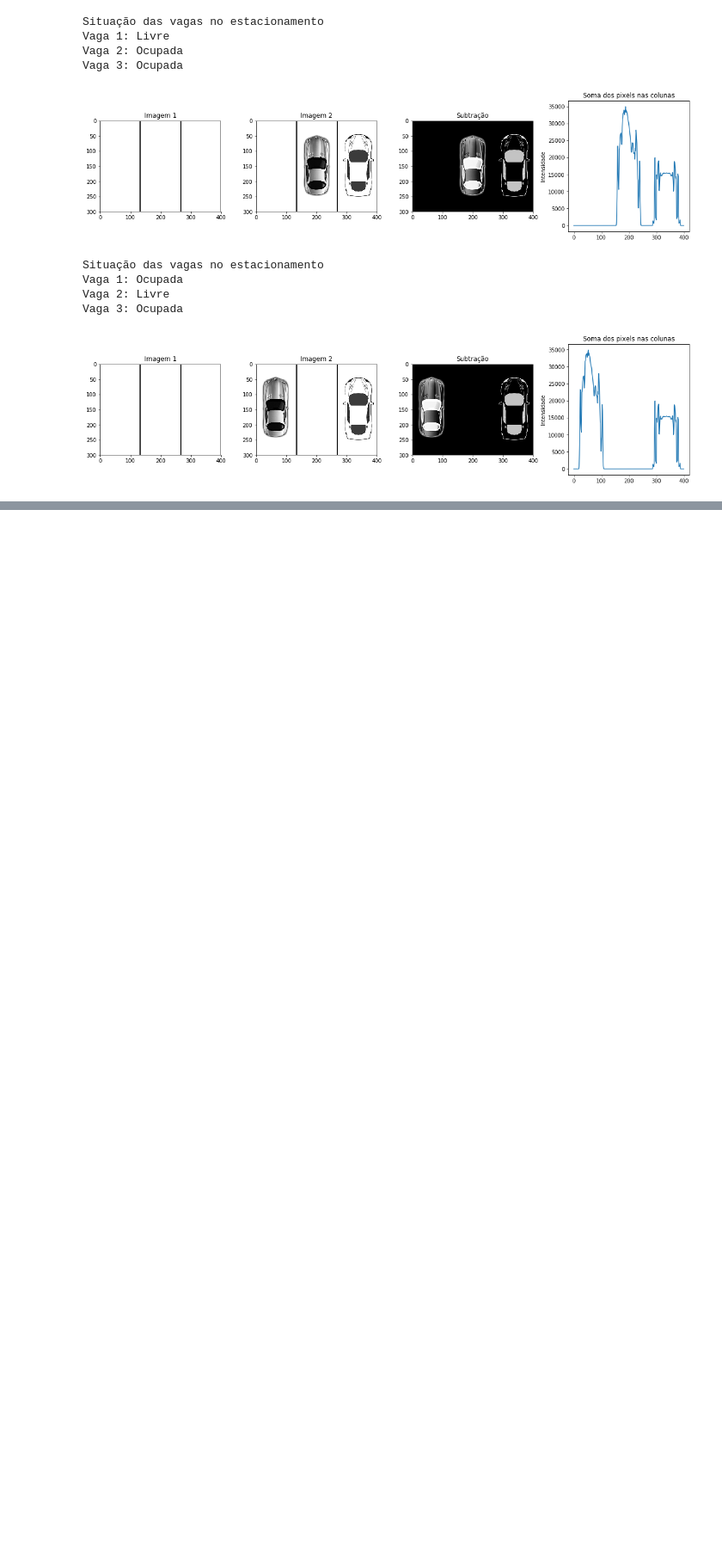
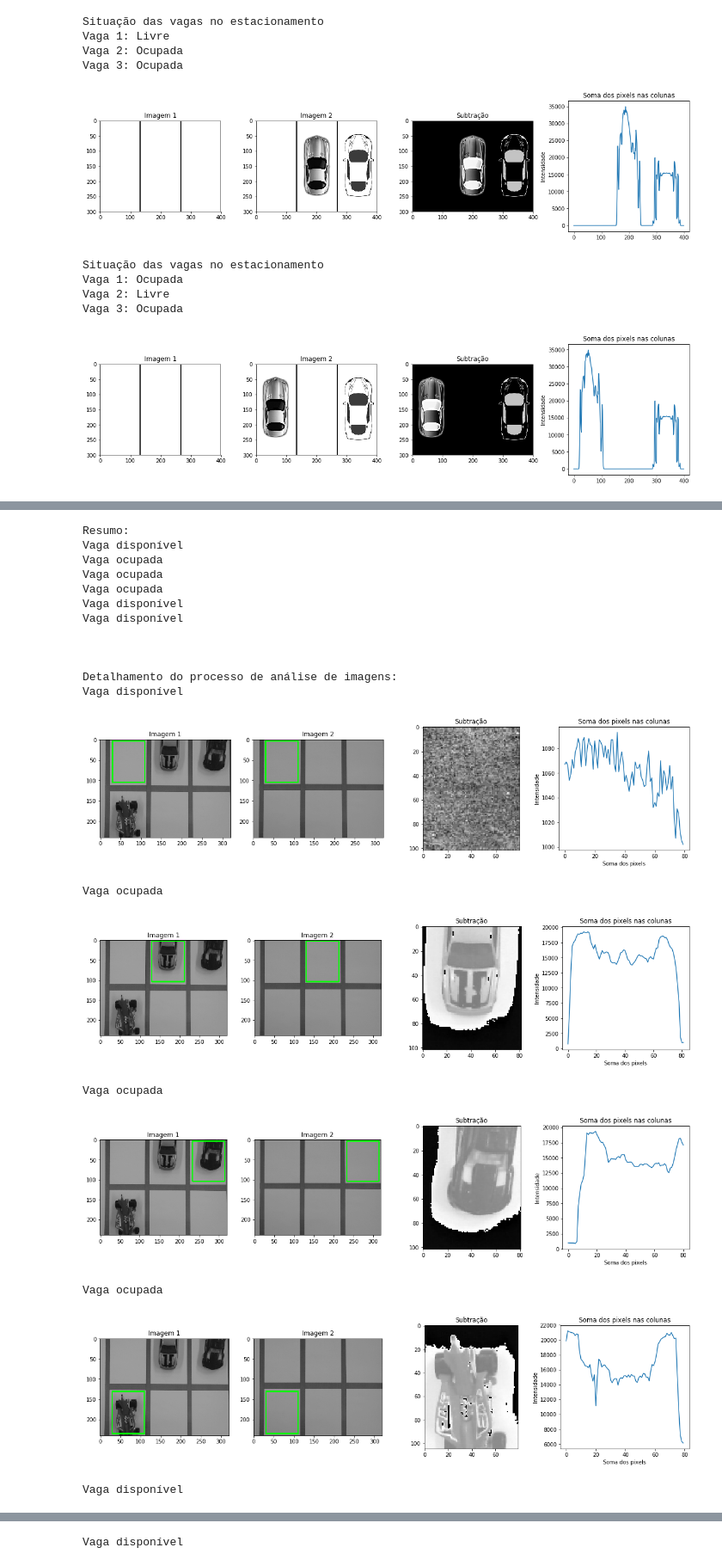
Before and after one commit to ricardoantonello/estacionamento-inteligente, a Jupyter notebook: Estacionamento.ipynb, the cells around one changed output, grey strips where cells are left out. Shown at 86% size. Saved outputs shown, nothing was run; the diff lists cells and outputs as text; code cells hidden in the pictures; blank space fills up the shorter version.

Commit message:
verifica areas

```diff
--- a/Estacionamento.ipynb
+++ b/Estacionamento.ipynb
@@ -164,27 +171,37 @@ def verificaVagasOnLine(iA, iB):
 # %%
-def subtraiOnline(i1, i2):
+def subtraiAreaAndPrint(i1, i2, x1,y1,x2,y2):
     iA = cv2.cvtColor(i1, cv2.COLOR_RGB2GRAY) # Converte para imagem em tons de cinza
     iB = cv2.cvtColor(i2, cv2.COLOR_RGB2GRAY)
-    result = iA - iB # realiza a subtração
+    result = iA[y1:y2,x1:x2] - iB[y1:y2,x1:x2] # realiza a subtração na área informada
     soma_pixels_das_colunas = [sum(x) for x in zip(*result)] # soma os valores dos pixels das colunas
+    temVaga = True if sum(soma_pixels_das_colunas)>500000 else False
+    #print(iA.shape)
+    #print(soma_pixels_das_colunas)
+    #print('Total:', sum(soma_pixels_das_colunas))
+
+    iA=cv2.rectangle(i1.copy(),(a,b),(c,d),(0,255,0),2)
+    iB=cv2.rectangle(i2.copy(),(a,b),(c,d),(0,255,0),2)
 
     #Abaixo temos o código da exibição com o matplotlib
     plt.figure(figsize=(16,4)) # LARGura e ALTura da imagem total em polegadas
-    plt.subplot2grid((1,4),(0,0)) #(linhas, colunas) do grid (l,c) do elemento
+    plt.subplot2grid((1,4),(0,0)) # (linhas, colunas) do grid (l,c) do elemento
     plt.title('Imagem 1')
     plt.imshow(iA, cmap='gray')
-    plt.subplot2grid((1,4),(0,1)) #(linhas, colunas) do grid (l,c) do elemento
+    plt.subplot2grid((1,4),(0,1)) # (linhas, colunas) do grid (l,c) do elemento
     plt.title('Imagem 2')
     plt.imshow(iB, cmap='gray')
-    plt.subplot2grid((1,4),(0,2)) #(linhas, colunas) do grid (l,c) do elemento
+    plt.subplot2grid((1,4),(0,2)) # (linhas, colunas) do grid (l,c) do elemento
     plt.title('Subtração')
     plt.imshow(result, cmap='gray')
     #Utilizando a função ravel() e plt.hist() para criar o histograma da imagem
     plt.subplot2grid((1,4),(0,3)) #(linhas, colunas) do grid (l,c) do elemento
     plt.title("Soma dos pixels nas colunas")
-    plt.xlabel("")
+    plt.xlabel("Soma dos pixels")
     plt.ylabel("Intensidade")
     plt.plot(range(result.shape[1]), soma_pixels_das_colunas)
     plt.tight_layout(pad=0.4, w_pad=0.5, h_pad=0.5)
-    verificaVagas(i1,i2)
+    #verificaVagas(i1,i2)
+    print('Vaga ocupada' if temVaga else 'Vaga disponível')
     plt.show()
+    # VAGA ESTA OCUPADA?
+    return temVaga
@@ -210,0 +208,39 @@ subtrai(i3,i0)
+# %%
+i0 = abreImagem('frame-vazio.jpg')
+i3 = abreImagem('frame-cheio.jpg')
+
+areas = [[30,3,110,105],
+         [130,3,212,105],
+         [233,3,314,105],
+         [30,130,110,235],
+         [130,130,212,235],
+         [233,130,314,235]]
+print('Resumo:')
+for (a,b,c,d) in areas:
+    temVaga = subtraiArea(i3,i0,a,b,c,d)
+    print('Vaga ocupada' if temVaga else 'Vaga disponível')
+
+print('\n\n\nDetalhamento do processo de análise de imagens:')
+for (a,b,c,d) in areas:
+    subtraiAreaAndPrint(i3,i0,a,b,c,d)
+# %% [output]
+Resumo:
+Vaga disponível
+Vaga ocupada
+Vaga ocupada
+Vaga ocupada
+Vaga disponível
+Vaga disponível
+
+
+
+Detalhamento do processo de análise de imagens:
+Vaga disponível
+[figure, added]
+Vaga ocupada
+[figure, added]
+Vaga ocupada
+[figure, added]
+Vaga ocupada
+[figure, added]
+Vaga disponível
@@ -210,0 +248 @@ subtrai(i3,i0)
+Vaga disponível
```
Also changed, not shown: parts of 4 cells of this notebook.
